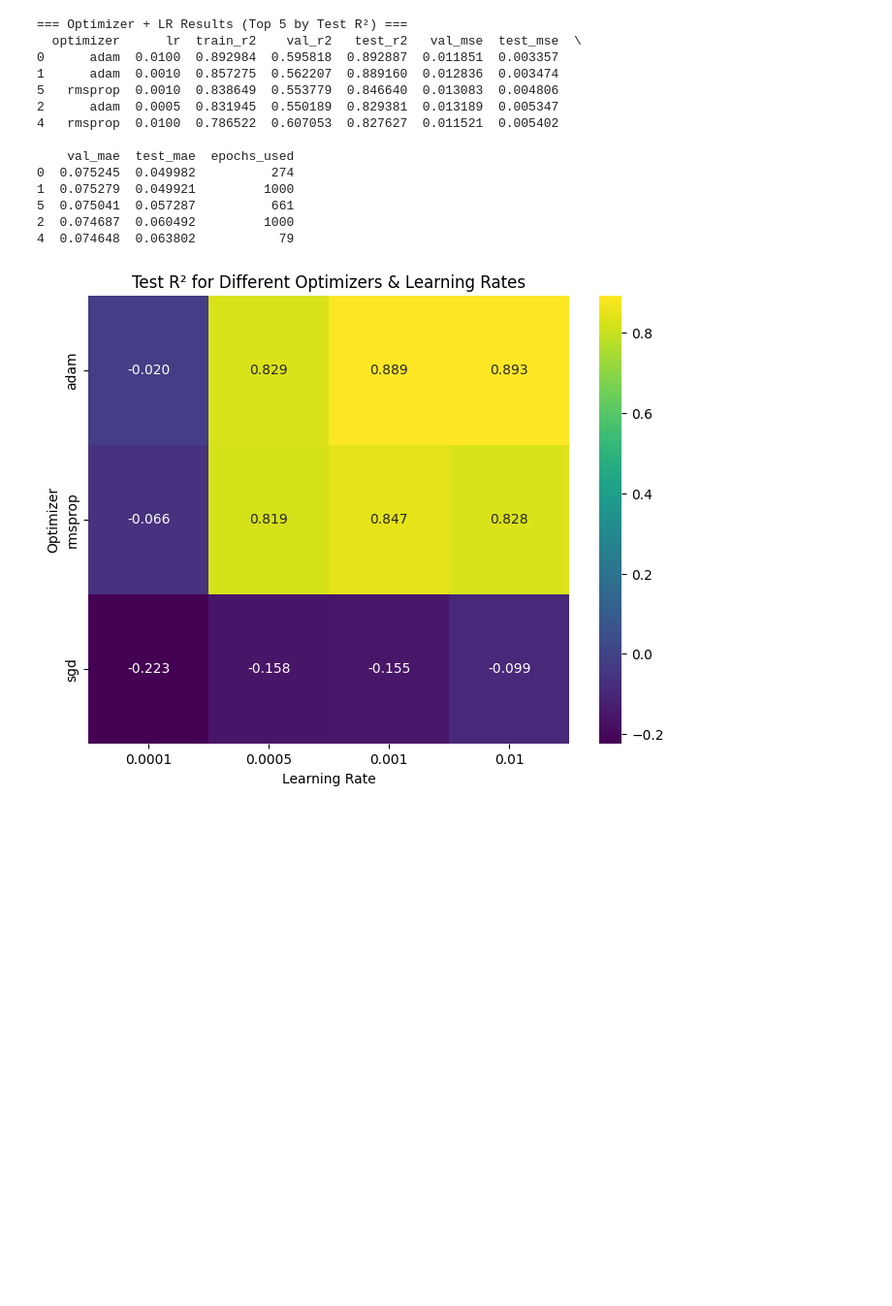
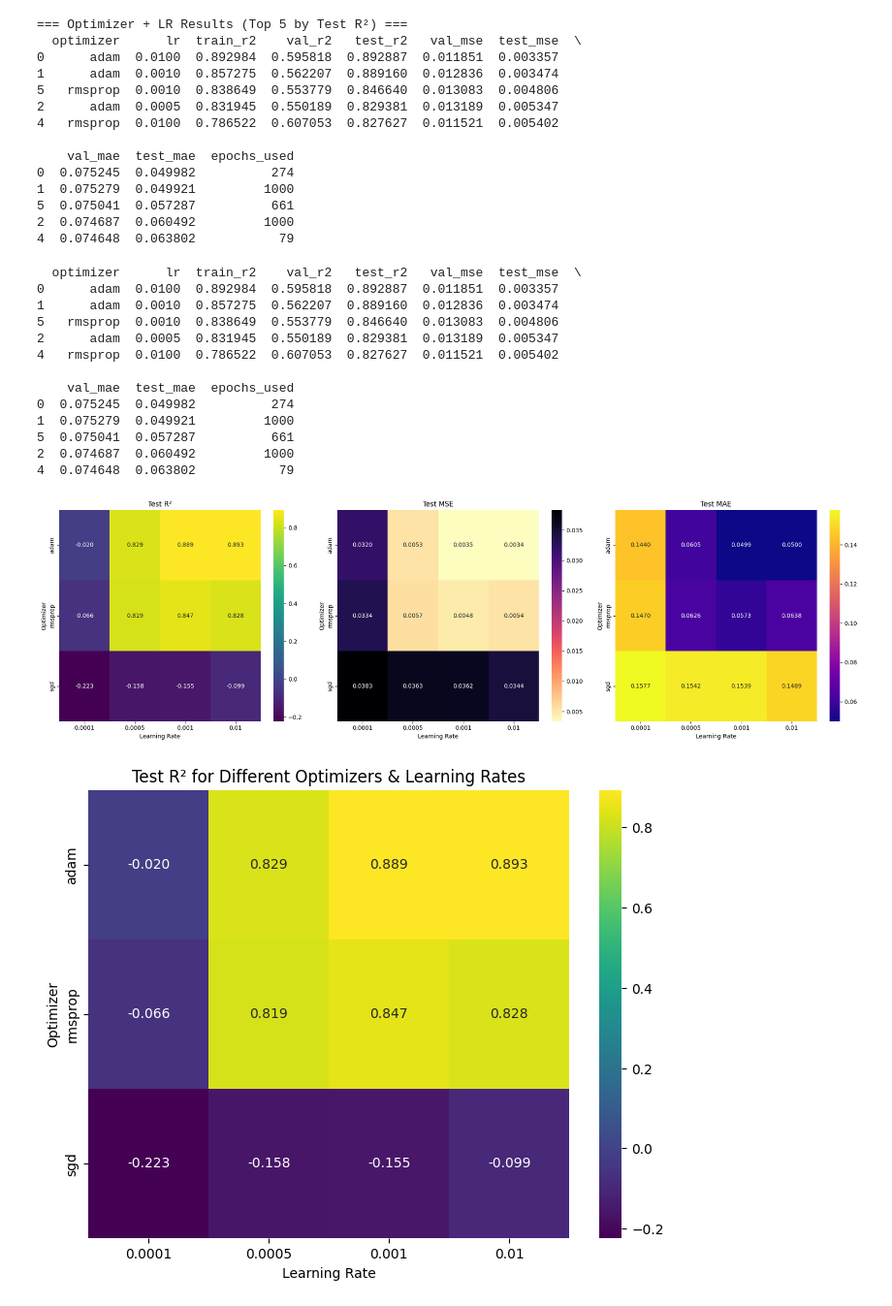
Before and after one commit to aya-bani/changing-optimization-function, a Jupyter notebook: changing_optimization_function.ipynb, the cells around one changed output. Shown at 97% size. Cells and saved outputs as stored; diff of their text form; code cells hidden in the pictures; blank space fills up the shorter version.

Commit message:
visualizing the r2/mse/mae

```diff
--- a/changing_optimization_function.ipynb
+++ b/changing_optimization_function.ipynb
@@ -112,6 +112,52 @@ WARNING:tensorflow:6 out of the last 10 calls to <function TensorFlowTrainer.mak
 5  0.075041  0.057287          661
 2  0.074687  0.060492         1000
 4  0.074648  0.063802           79
+# %%
+# Run optimization sweep
+opt_results = sweep_optims(layers=[10,5], acts="sigmoid")
+print(opt_results.sort_values("test_r2", ascending=False).head())
+
+# -----------------------------
+# Heatmaps for R², MSE, MAE
+# -----------------------------
+pivot_r2  = opt_results.pivot(index="optimizer", columns="lr", values="test_r2")
+pivot_mse = opt_results.pivot(index="optimizer", columns="lr", values="test_mse")
+pivot_mae = opt_results.pivot(index="optimizer", columns="lr", values="test_mae")
+
+fig, axes = plt.subplots(1, 3, figsize=(20,6))
+
+sns.heatmap(pivot_r2, annot=True, fmt=".3f", cmap="viridis", ax=axes[0])
+axes[0].set_title("Test R²")
+axes[0].set_ylabel("Optimizer")
+axes[0].set_xlabel("Learning Rate")
+
+sns.heatmap(pivot_mse, annot=True, fmt=".4f", cmap="magma_r", ax=axes[1])
+axes[1].set_title("Test MSE")
+axes[1].set_ylabel("Optimizer")
+axes[1].set_xlabel("Learning Rate")
+
+sns.heatmap(pivot_mae, annot=True, fmt=".4f", cmap="plasma", ax=axes[2])
+axes[2].set_title("Test MAE")
+axes[2].set_ylabel("Optimizer")
+axes[2].set_xlabel("Learning Rate")
+
+plt.tight_layout()
+plt.show()
+# %% [output]
+  optimizer      lr  train_r2    val_r2   test_r2   val_mse  test_mse  \
+0      adam  0.0100  0.892984  0.595818  0.892887  0.011851  0.003357
+1      adam  0.0010  0.857275  0.562207  0.889160  0.012836  0.003474
+5   rmsprop  0.0010  0.838649  0.553779  0.846640  0.013083  0.004806
+2      adam  0.0005  0.831945  0.550189  0.829381  0.013189  0.005347
+4   rmsprop  0.0100  0.786522  0.607053  0.827627  0.011521  0.005402
+
+    val_mae  test_mae  epochs_used
+0  0.075245  0.049982          274
+1  0.075279  0.049921         1000
+5  0.075041  0.057287          661
+2  0.074687  0.060492         1000
+4  0.074648  0.063802           79
+[figure, added]
 # %%
 # -----------------------------
 # Heatmap for visualization
```
